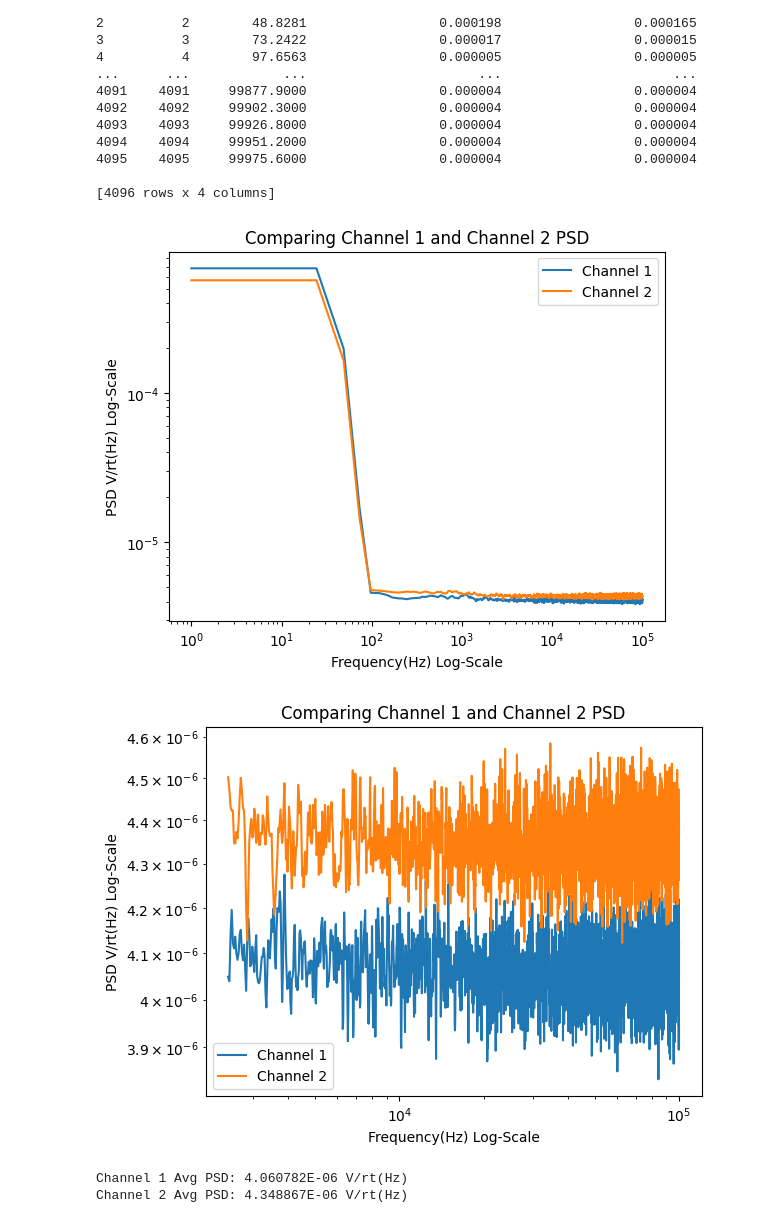
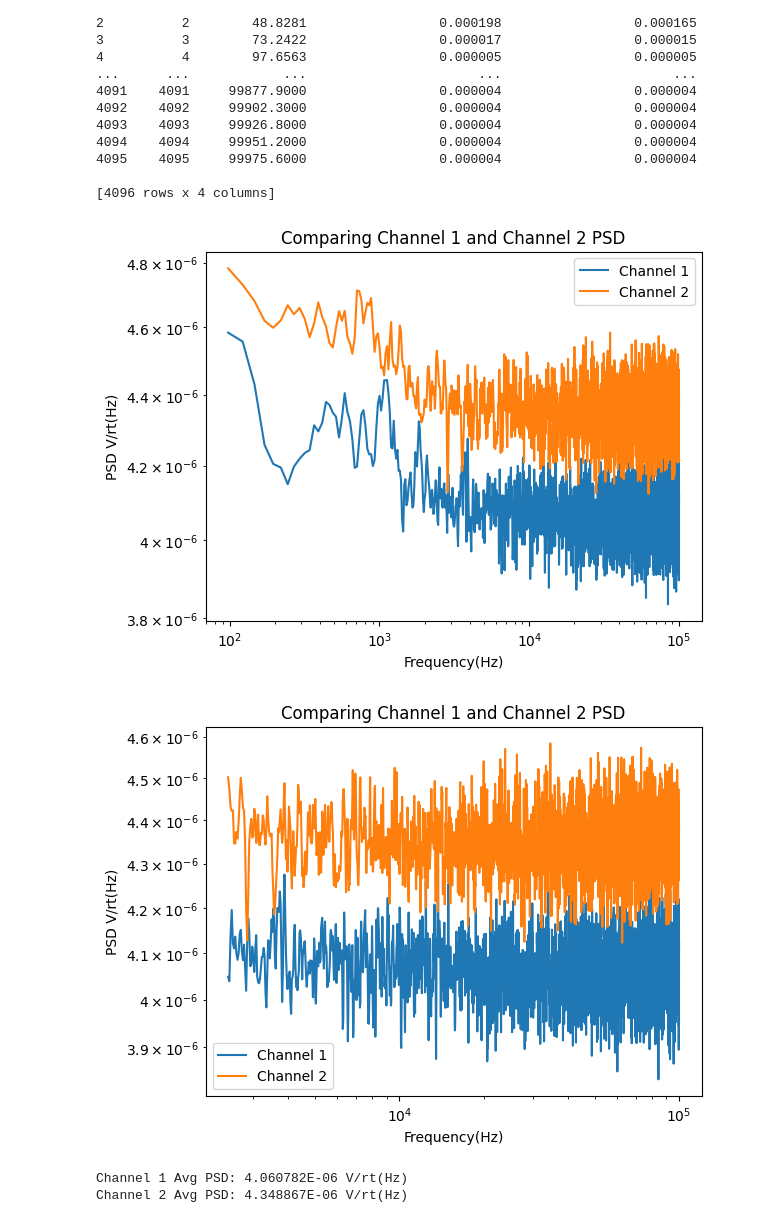
Before and after one commit to MazinDan/Analog_Lab_B, a Jupyter notebook: Lab_4_Report/Analog_Lab4.ipynb, the cells around one changed output. Cells and saved outputs as stored; diff of their text form; code cells hidden in the pictures.

Commit message:
plot lables

```diff
--- a/Lab_4_Report/Analog_Lab4.ipynb
+++ b/Lab_4_Report/Analog_Lab4.ipynb
@@ -149,31 +149,31 @@ print(m2k_channel_comp)
 # %%
 # This shows the full PSD for each channel 1 and channel 2
 
 plt.xscale('log')
 plt.yscale('log')
 plt.title('Comparing Channel 1 and Channel 2 PSD')
-plt.xlabel('Frequency(Hz) Log-Scale')
-plt.ylabel('PSD V/rt(Hz) Log-Scale')
-plt.plot(m2k_channel_comp['Frequency(Hz)'], m2k_channel_comp['Amplitude CH1(V/rt(Hz))'], label='Channel 1')
-plt.plot(m2k_channel_comp['Frequency(Hz)'], m2k_channel_comp['Amplitude CH2(V/rt(Hz))'], label='Channel 2')
+plt.xlabel('Frequency(Hz)')
+plt.ylabel('PSD V/rt(Hz)')
+plt.plot(m2k_channel_comp['Frequency(Hz)'][4:], m2k_channel_comp['Amplitude CH1(V/rt(Hz))'][4:], label='Channel 1')
+plt.plot(m2k_channel_comp['Frequency(Hz)'][4:], m2k_channel_comp['Amplitude CH2(V/rt(Hz))'][4:], label='Channel 2')
 plt.legend()
 plt.show()
 # %% [output]
-[figure, old version]
+[figure, new version]
 # %%
 # This plots the lower, noiser region from the plot above, this range will be used to average the PSD for both channels
 
 plt.xscale('log')
 plt.yscale('log')
 plt.title('Comparing Channel 1 and Channel 2 PSD')
-plt.xlabel('Frequency(Hz) Log-Scale')
-plt.ylabel('PSD V/rt(Hz) Log-Scale')
+plt.xlabel('Frequency(Hz)')
+plt.ylabel('PSD V/rt(Hz)')
 plt.plot(m2k_channel_comp['Frequency(Hz)'][100:], m2k_channel_comp['Amplitude CH1(V/rt(Hz))'][100:], label='Channel 1')
 plt.plot(m2k_channel_comp['Frequency(Hz)'][100:], m2k_channel_comp['Amplitude CH2(V/rt(Hz))'][100:], label='Channel 2')
 plt.legend()
 plt.show()
 # %% [output]
-[figure, old version]
+[figure, new version]
 # %%
 # Average the PSD for channel 1 and channel 2
 
```
Also changed, not shown: parts of 6 cells of this notebook.
